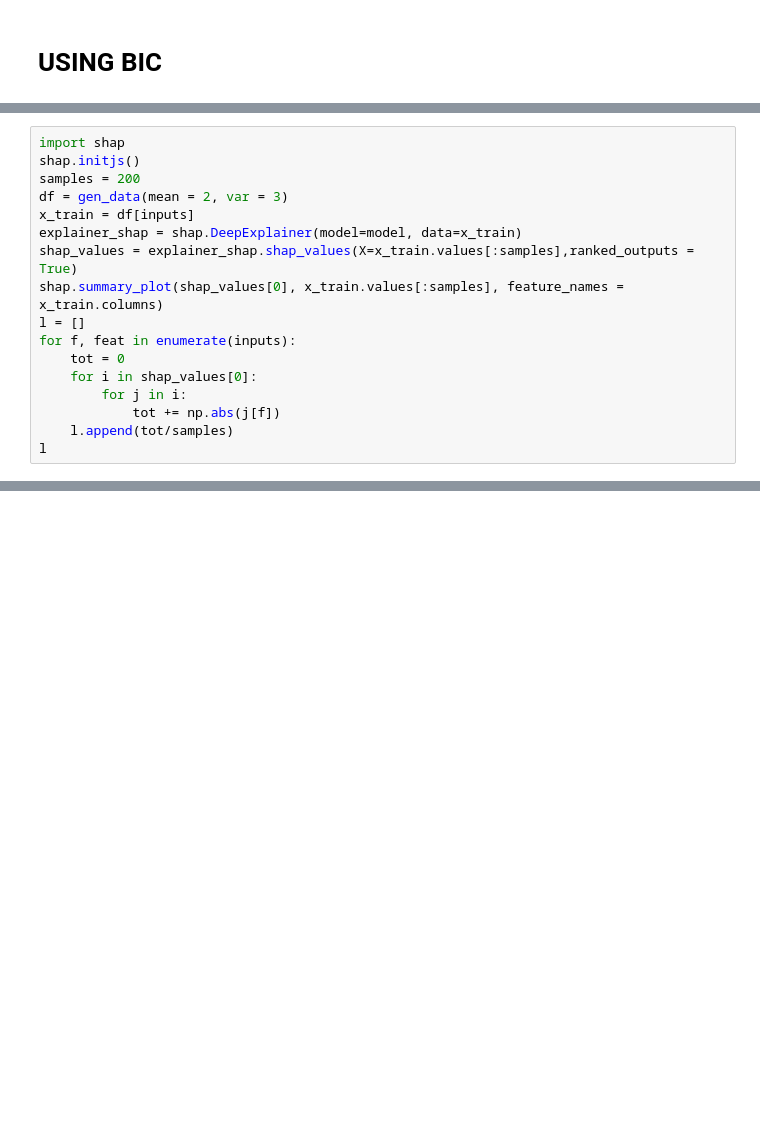
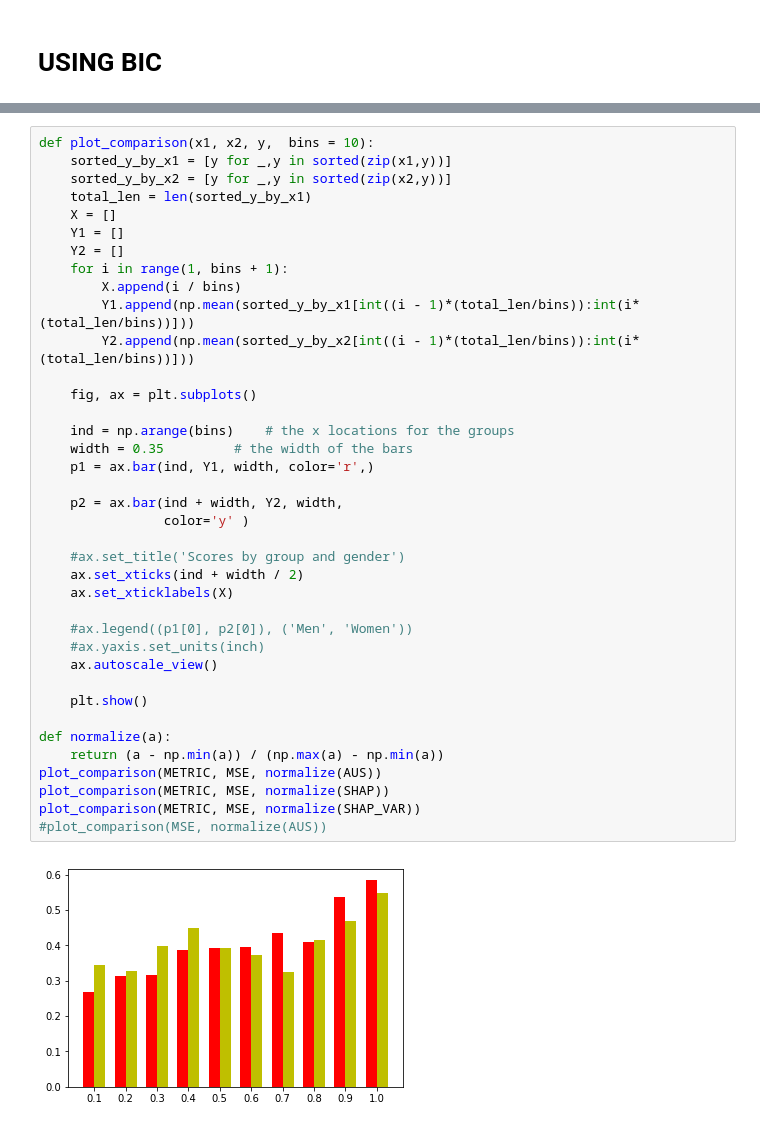
Before and after one commit to aligharari96/causality, a Jupyter notebook: final/CausalAssurance-BIC-SHAP-simple.ipynb, the cells around one changed output, grey strips where cells are left out. Cells and saved outputs as stored; diff of their text form; blank space fills up the shorter version.

```diff
--- a/final/CausalAssurance-BIC-SHAP-simple.ipynb
+++ b/final/CausalAssurance-BIC-SHAP-simple.ipynb
@@ -685,17 +700,0 @@ AUS Random =  184.87389526637259
-# %%
-import shap
-shap.initjs()
-samples = 200
-df = gen_data(mean = 2, var = 3)
-x_train = df[inputs]
-explainer_shap = shap.DeepExplainer(model=model, data=x_train)
-shap_values = explainer_shap.shap_values(X=x_train.values[:samples],ranked_outputs = True)
-shap.summary_plot(shap_values[0], x_train.values[:samples], feature_names = x_train.columns)
-l = []
-for f, feat in enumerate(inputs):
-    tot = 0
-    for i in shap_values[0]:
-        for j in i:
-            tot += np.abs(j[f])
-    l.append(tot/samples)
-l
@@ -705,0 +701,40 @@ l
+# %%
+def plot_comparison(x1, x2, y,  bins = 10):
+    sorted_y_by_x1 = [y for _,y in sorted(zip(x1,y))]
+    sorted_y_by_x2 = [y for _,y in sorted(zip(x2,y))]
+    total_len = len(sorted_y_by_x1)
+    X = []
+    Y1 = []
+    Y2 = []
+    for i in range(1, bins + 1):
+        X.append(i / bins)
+        Y1.append(np.mean(sorted_y_by_x1[int((i - 1)*(total_len/bins)):int(i*(total_len/bins))]))
+        Y2.append(np.mean(sorted_y_by_x2[int((i - 1)*(total_len/bins)):int(i*(total_len/bins))]))
+
+    fig, ax = plt.subplots()
+
+    ind = np.arange(bins)    # the x locations for the groups
+    width = 0.35         # the width of the bars
+    p1 = ax.bar(ind, Y1, width, color='r',)
+
+    p2 = ax.bar(ind + width, Y2, width,
+                color='y' )
+
+    #ax.set_title('Scores by group and gender')
+    ax.set_xticks(ind + width / 2)
+    ax.set_xticklabels(X)
+
+    #ax.legend((p1[0], p2[0]), ('Men', 'Women'))
+    #ax.yaxis.set_units(inch)
+    ax.autoscale_view()
+
+    plt.show()
+
+def normalize(a):
+    return (a - np.min(a)) / (np.max(a) - np.min(a))
+plot_comparison(METRIC, MSE, normalize(AUS))
+plot_comparison(METRIC, MSE, normalize(SHAP))
+plot_comparison(METRIC, MSE, normalize(SHAP_VAR))
+#plot_comparison(MSE, normalize(AUS))
+# %% [output]
+[figure, added]
```
Also changed, not shown: parts of 11 cells of this notebook, 1 other file.
